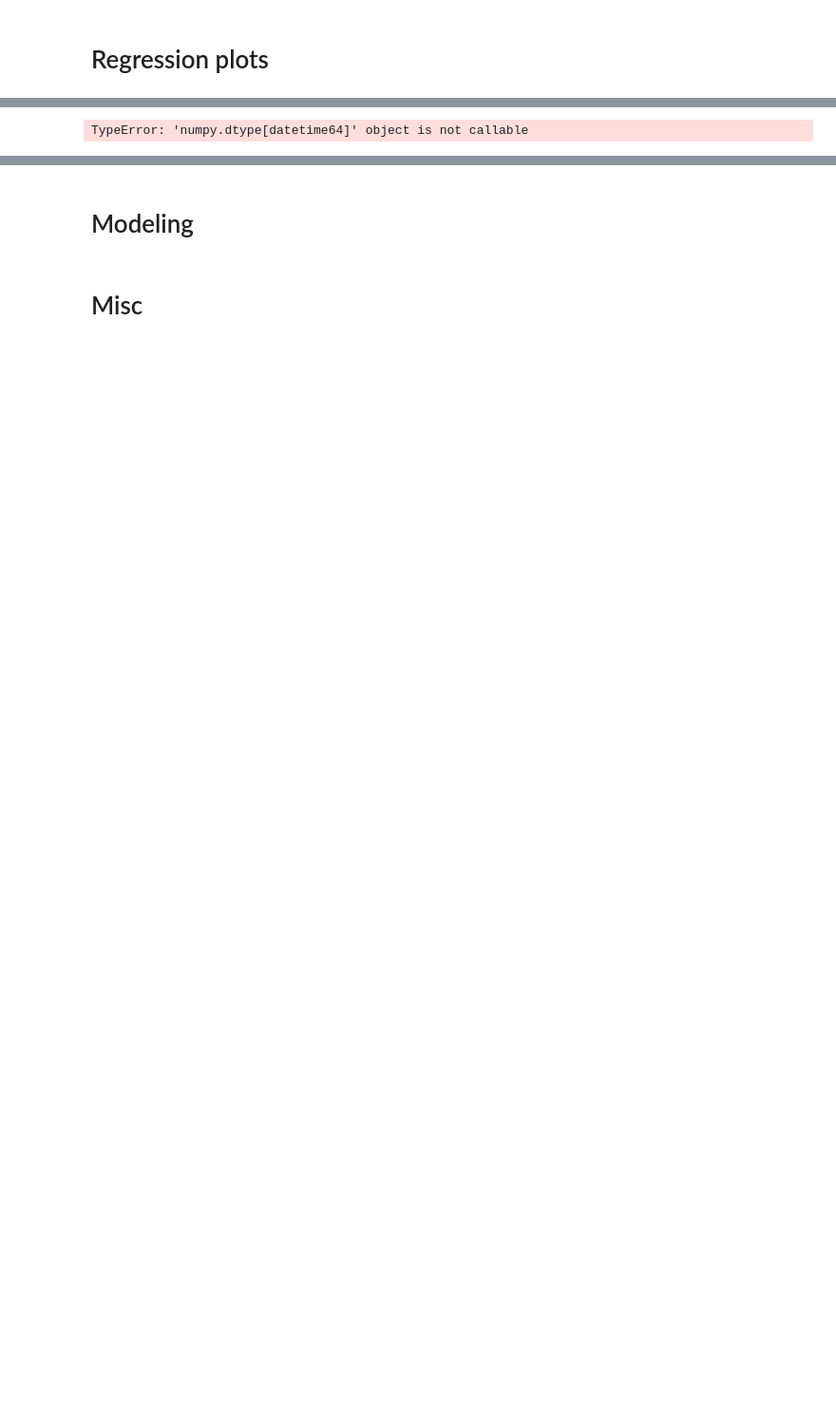
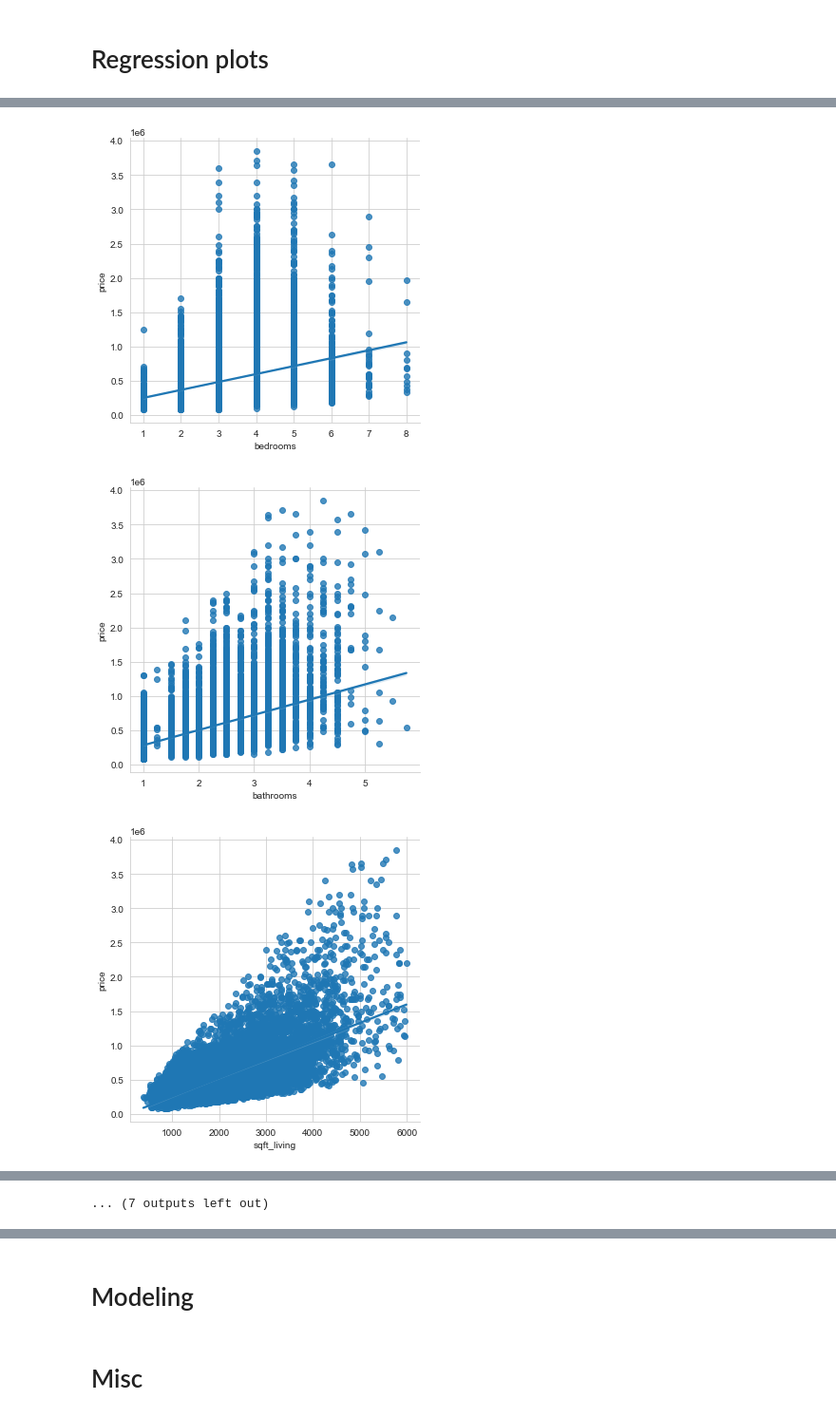
Before and after one commit to CarlosMAD10/IronCarlos, a Jupyter notebook: Midterm/Pruebas/modeling.ipynb, the cells around one changed output, grey strips where cells are left out. Shown at 95% size. Cells and saved outputs as stored; diff of their text form; code cells hidden in the pictures; blank space fills up the shorter version.

```diff
--- a/Midterm/Pruebas/modeling.ipynb
+++ b/Midterm/Pruebas/modeling.ipynb
@@ -53,7 +66,11 @@ rs.describe()
 # %%
 sns.set_style('whitegrid')
 
 for col in rs.columns:
-    if rs[col].dtype() != object and rs[col].dtype != "datetime64":
+        if col == "date":
+            continue
         sns.lmplot(x = col, y ='price', data = rs)
 # %% [output]
+[figure, added]
+[figure, added]
+[figure, added]
@@ -60 +86 @@ for col in rs.columns:
-TypeError: 'numpy.dtype[datetime64]' object is not callable
+... (7 outputs left out)
```
Also changed, not shown: parts of 27 cells of this notebook, 2 other files.
